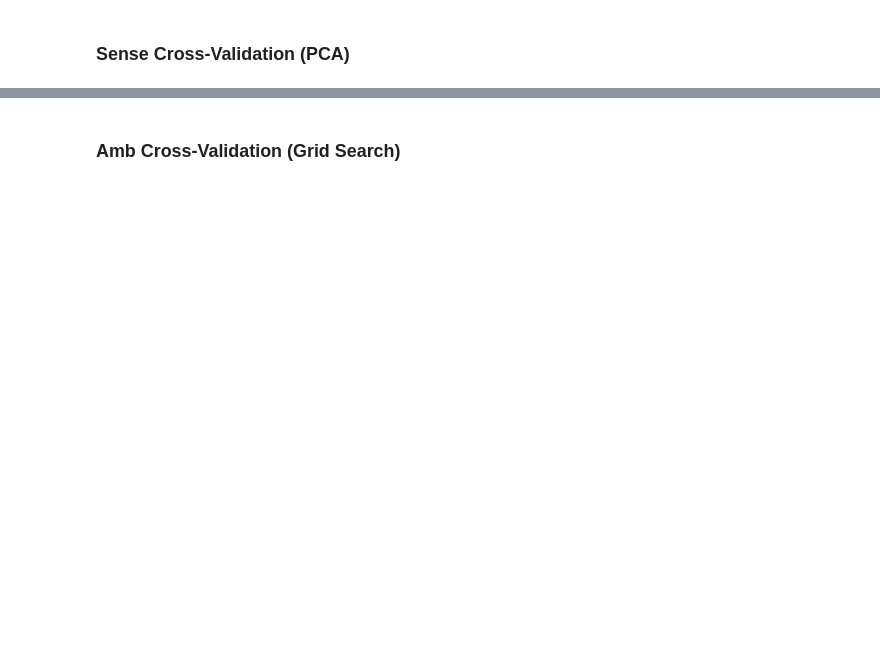
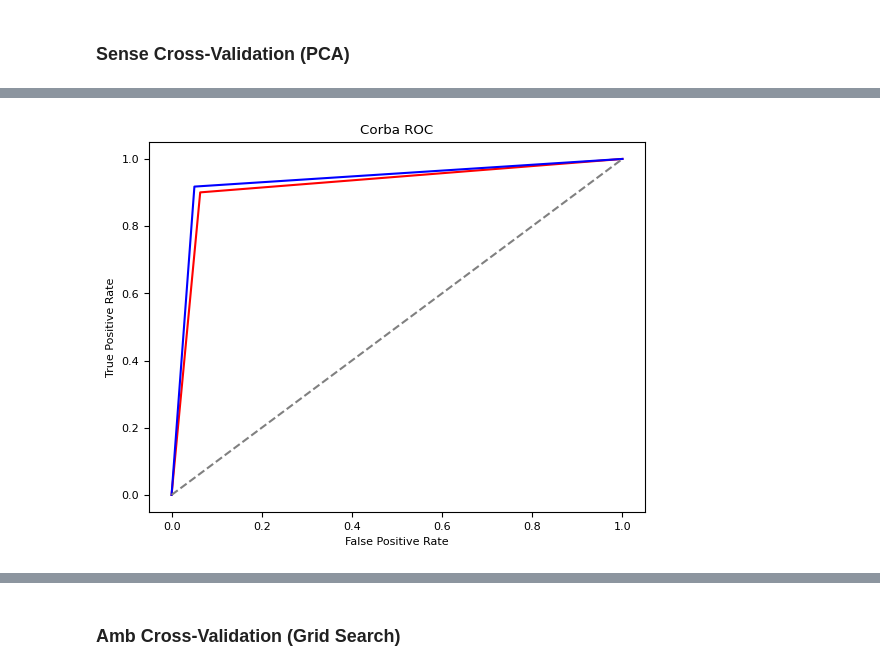
Before and after one commit to RubenRS040398/CasKaggleLoL, a Jupyter notebook: Kaggle.ipynb, the cells around one changed output, grey strips where cells are left out. Cells and saved outputs as stored; diff of their text form; code cells hidden in the pictures; blank space fills up the shorter version.

```diff
--- a/Kaggle.ipynb
+++ b/Kaggle.ipynb
@@ -526,16 +539,16 @@ plt.show()
 # %%
-from sklearn.metrics import accuracy_score, precision_score, recall_score, mean_squared_error, r2_score
+from sklearn.metrics import accuracy_score, precision_score, recall_score, mean_squared_error
 accuracy_PCA = []
 precision_PCA = []
 recall_PCA = []
 mse_PCA = []
-r2_PCA = []
+prediccions_PCA = []
 for i in range(len(models_PCA)):
     prediccions = models[1][i].predict(X_tests[1][i])
+    prediccions_PCA.append(prediccions)
     accuracy_PCA.append(accuracy_score(y_tests[1], prediccions))
     precision_PCA.append(precision_score(y_tests[1], prediccions))
     recall_PCA.append(recall_score(y_tests[1], prediccions))
     mse_PCA.append(mean_squared_error(y_tests[1], prediccions))
-    r2_PCA.append(r2_score(y_tests[1], prediccions))
     print('PCA: n_components=' + str(i+2) + ' Accuracy: ' + str(accuracy_PCA[i]) + ' Precision: ' + str(precision_PCA[i]) + ' Recall: ' + str(recall_PCA[i]))
 # %% [output]
@@ -567,0 +580,12 @@ plt.show()
+# %%
+fpr, tpr, _ = roc_curve(y_tests[1].values, prediccions_PCA[0])
+plt.plot(fpr, tpr, color='red')
+fpr, tpr, _ = roc_curve(y_tests[1].values, prediccions_PCA[-1])
+plt.plot(fpr, tpr, color='blue')
+plt.plot([0, 1], [0, 1], linestyle='--', color='grey')
+plt.title('Corba ROC')
+plt.ylabel('True Positive Rate')
+plt.xlabel('False Positive Rate')
+plt.show()
+# %% [output]
+[figure, added]
```
Also changed, not shown: parts of 38 cells of this notebook, 1 other file.
